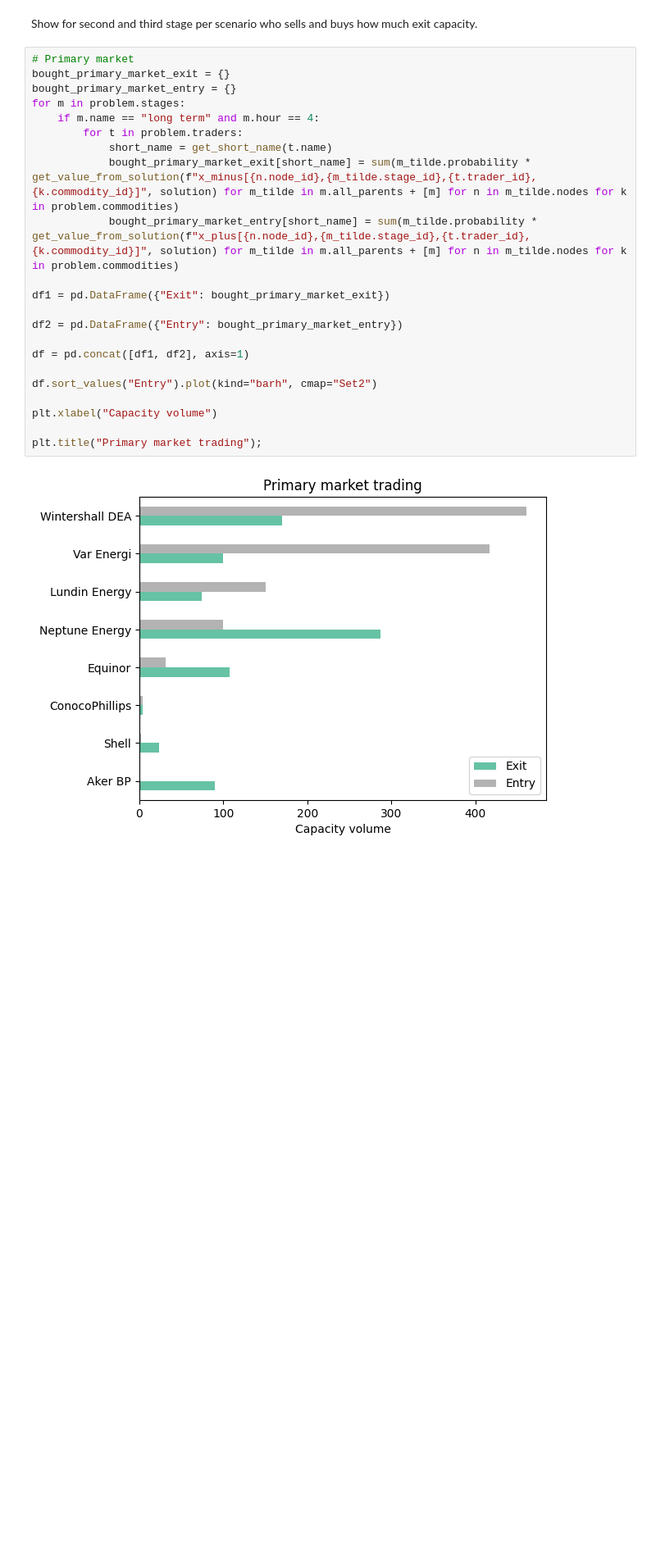
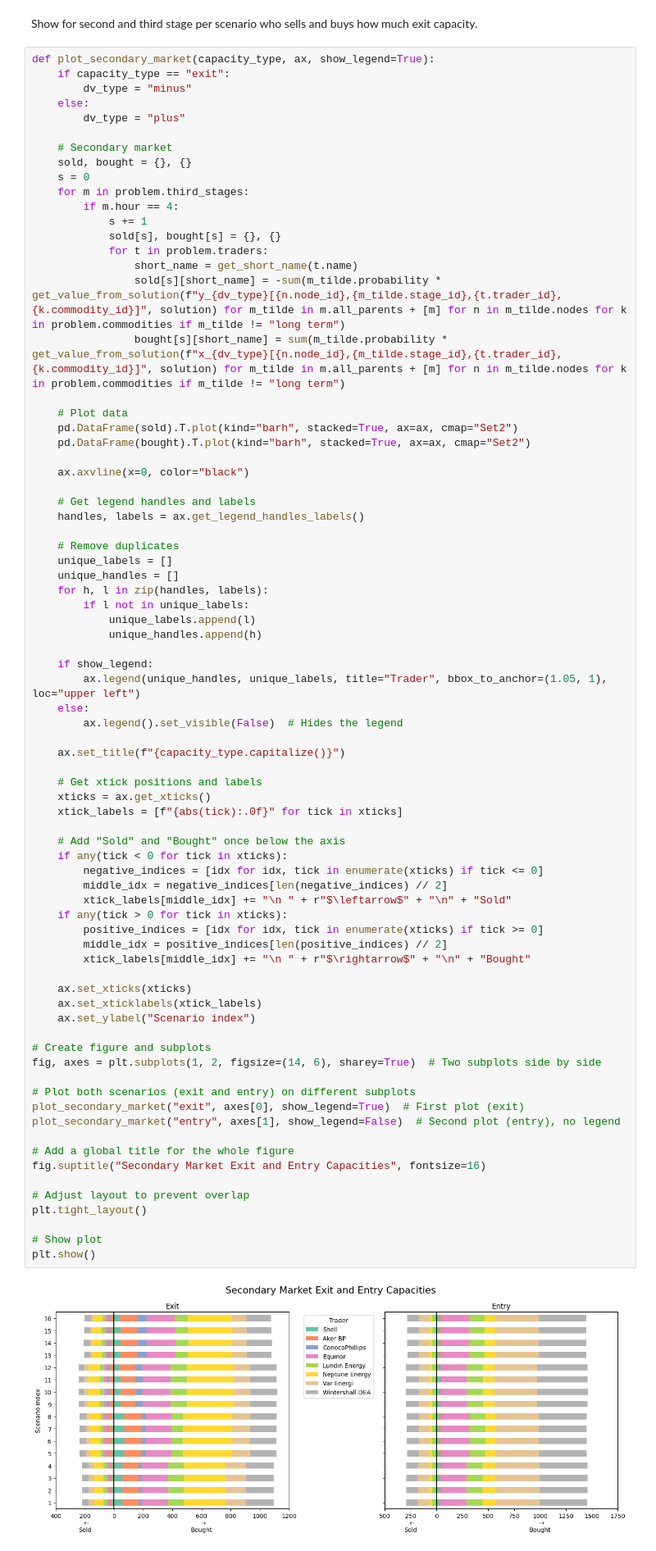
Before and after one commit to berendmarkhorst/secondary_gas_market, a Jupyter notebook: analysis.ipynb, the cells around one changed output. Shown at 82% size. Saved outputs shown, nothing was run; the diff lists cells and outputs as text; blank space fills up the shorter version.

Commit message:
Added visualisations

```diff
--- a/analysis.ipynb
+++ b/analysis.ipynb
@@ -125,26 +149,80 @@ problem, solution = read_data(input_file)
 # %% [markdown]
 Show for second and third stage per scenario who sells and buys how much exit capacity.
 # %%
-# Primary market
-bought_primary_market_exit = {}
-bought_primary_market_entry = {}
-for m in problem.stages:
-    if m.name == "long term" and m.hour == 4:
-        for t in problem.traders:
-            short_name = get_short_name(t.name)
-            bought_primary_market_exit[short_name] = sum(m_tilde.probability * get_value_from_solution(f"x_minus[{n.node_id},{m_tilde.stage_id},{t.trader_id},{k.commodity_id}]", solution) for m_tilde in m.all_parents + [m] for n in m_tilde.nodes for k in problem.commodities)
-            bought_primary_market_entry[short_name] = sum(m_tilde.probability * get_value_from_solution(f"x_plus[{n.node_id},{m_tilde.stage_id},{t.trader_id},{k.commodity_id}]", solution) for m_tilde in m.all_parents + [m] for n in m_tilde.nodes for k in problem.commodities)
+def plot_secondary_market(capacity_type, ax, show_legend=True):
+    if capacity_type == "exit":
+        dv_type = "minus"
+    else:
+        dv_type = "plus"
 
-df1 = pd.DataFrame({"Exit": bought_primary_market_exit})
+    # Secondary market
+    sold, bought = {}, {}
+    s = 0
+    for m in problem.third_stages:
+        if m.hour == 4:
+            s += 1
+            sold[s], bought[s] = {}, {}
+            for t in problem.traders:
+                short_name = get_short_name(t.name)
+                sold[s][short_name] = -sum(m_tilde.probability * get_value_from_solution(f"y_{dv_type}[{n.node_id},{m_tilde.stage_id},{t.trader_id},{k.commodity_id}]", solution) for m_tilde in m.all_parents + [m] for n in m_tilde.nodes for k in problem.commodities if m_tilde != "long term")
+                bought[s][short_name] = sum(m_tilde.probability * get_value_from_solution(f"x_{dv_type}[{n.node_id},{m_tilde.stage_id},{t.trader_id},{k.commodity_id}]", solution) for m_tilde in m.all_parents + [m] for n in m_tilde.nodes for k in problem.commodities if m_tilde != "long term")
 
-df2 = pd.DataFrame({"Entry": bought_primary_market_entry})
+    # Plot data
+    pd.DataFrame(sold).T.plot(kind="barh", stacked=True, ax=ax, cmap="Set2")
+    pd.DataFrame(bought).T.plot(kind="barh", stacked=True, ax=ax, cmap="Set2")
 
-df = pd.concat([df1, df2], axis=1)
+    ax.axvline(x=0, color="black")
 
-df.sort_values("Entry").plot(kind="barh", cmap="Set2")
+    # Get legend handles and labels
+    handles, labels = ax.get_legend_handles_labels()
 
-plt.xlabel("Capacity volume")
+    # Remove duplicates
+    unique_labels = []
+    unique_handles = []
+    for h, l in zip(handles, labels):
+        if l not in unique_labels:
+            unique_labels.append(l)
+            unique_handles.append(h)
 
-plt.title("Primary market trading");
+    if show_legend:
+        ax.legend(unique_handles, unique_labels, title="Trader", bbox_to_anchor=(1.05, 1), loc="upper left")
+    else:
+        ax.legend().set_visible(False)  # Hides the legend
+
+    ax.set_title(f"{capacity_type.capitalize()}")
+
+    # Get xtick positions and labels
+    xticks = ax.get_xticks()
+    xtick_labels = [f"{abs(tick):.0f}" for tick in xticks]
+
+    # Add "Sold" and "Bought" once below the axis
+    if any(tick < 0 for tick in xticks):
+        negative_indices = [idx for idx, tick in enumerate(xticks) if tick <= 0]
+        middle_idx = negative_indices[len(negative_indices) // 2]
+        xtick_labels[middle_idx] += "\n " + r"$\leftarrow$" + "\n" + "Sold"
+    if any(tick > 0 for tick in xticks):
+        positive_indices = [idx for idx, tick in enumerate(xticks) if tick >= 0]
+        middle_idx = positive_indices[len(positive_indices) // 2]
+        xtick_labels[middle_idx] += "\n " + r"$\rightarrow$" + "\n" + "Bought"
+
+    ax.set_xticks(xticks)
+    ax.set_xticklabels(xtick_labels)
+    ax.set_ylabel("Scenario index")
+
+# Create figure and subplots
+fig, axes = plt.subplots(1, 2, figsize=(14, 6), sharey=True)  # Two subplots side by side
+
+# Plot both scenarios (exit and entry) on different subplots
+plot_secondary_market("exit", axes[0], show_legend=True)  # First plot (exit)
+plot_secondary_market("entry", axes[1], show_legend=False)  # Second plot (entry), no legend
+
+# Add a global title for the whole figure
+fig.suptitle("Secondary Market Exit and Entry Capacities", fontsize=16)
+
+# Adjust layout to prevent overlap
+plt.tight_layout()
+
+# Show plot
+plt.show()
 # %% [output]
-[figure, old version]
+[figure, new version]
```
Also changed, not shown: parts of 9 cells of this notebook.
